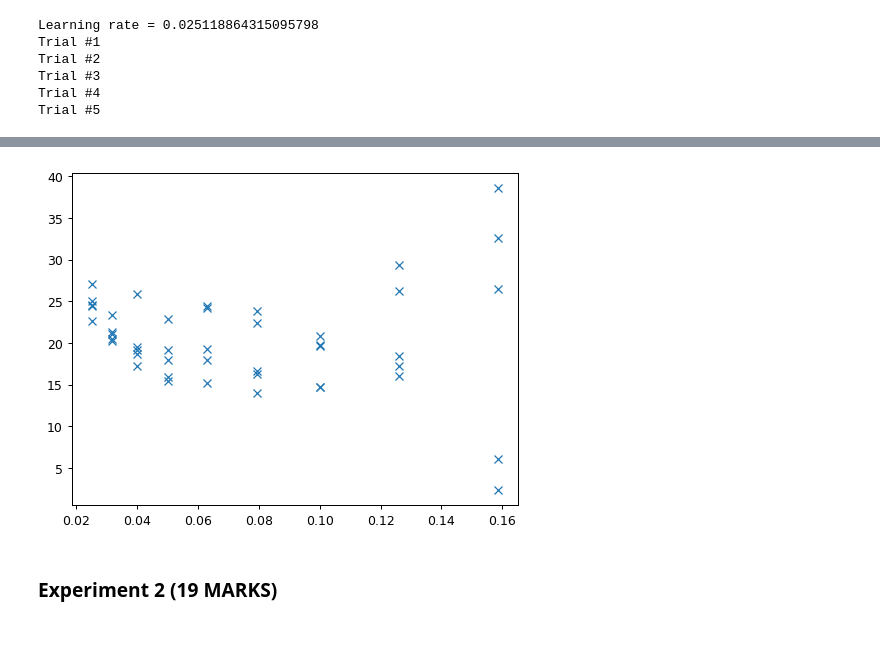
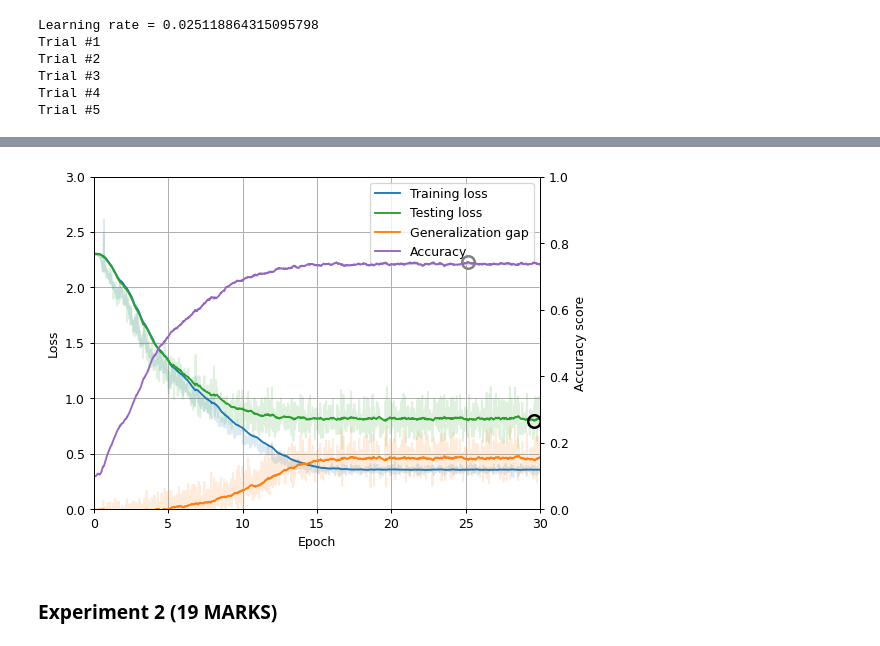
Before and after one commit to Guy29/CIFAR-10-experiments, a Jupyter notebook: 267649.ipynb, the cells around one changed output, grey strips where cells are left out. Cells and saved outputs as stored; diff of their text form; code cells hidden in the pictures.

```diff
--- a/267649.ipynb
+++ b/267649.ipynb
@@ -337,20 +356,22 @@ plt.show()
-# %%
-best_test_loss_epochs = {}
-for lr in results:
-    best_test_loss_epochs[lr] = []
-    for trial_data in results[lr]:
-        train_losses, test_losses, accuracies, num_epochs, num_batches, num_datapoints = trial_data
-        epochs = [v/num_batches for v in range(1, num_datapoints+1)]
-        smoothed_test_losses  = exp_smooth(test_losses)
-        best_test_loss_epochs[lr].append(min(zip(smoothed_test_losses,epochs))[1])
-    best_test_loss_epochs[lr].sort()
-
-fig, ax = plt.subplots()
-points = [(lr,epoch) for lr,epochs in best_test_loss_epochs.items() for epoch in epochs ]
-ax.plot([x for x,y in points], [y for x,y in points], 'x')
-plt.show()
-# %% [output]
-[figure, removed]
+# %%
+from torch.optim.lr_scheduler import ReduceLROnPlateau
+
+with open('lr_results.pickle','rb+') as f:
+    results = pickle.load(f)
+
+model     = NeuralNetwork().to(device)
+loss_fn   = nn.CrossEntropyLoss()
+optimizer = torch.optim.SGD(model.parameters(), lr=0.1, momentum=0.9)
+scheduler = ReduceLROnPlateau(optimizer, 'min', factor=0.1**0.1, patience=10)
+metrics   = train_and_test(model, train_set, test_set, 50, loss_fn, optimizer, scheduler, 30, device)
+results['reduce_lr_on_plateau'] = metrics
+
+with open('lr_results.pickle','wb+') as f:
+    pickle.dump(results, f)
+# %%
+plot_metrics(results['reduce_lr_on_plateau'])
+# %% [output]
+[figure, added]
 # %% [markdown]
 ### Experiment 2 (19 MARKS) <ignore>
 # %% [markdown]
```
Also changed, not shown: parts of 4 cells of this notebook, 1 other file.
